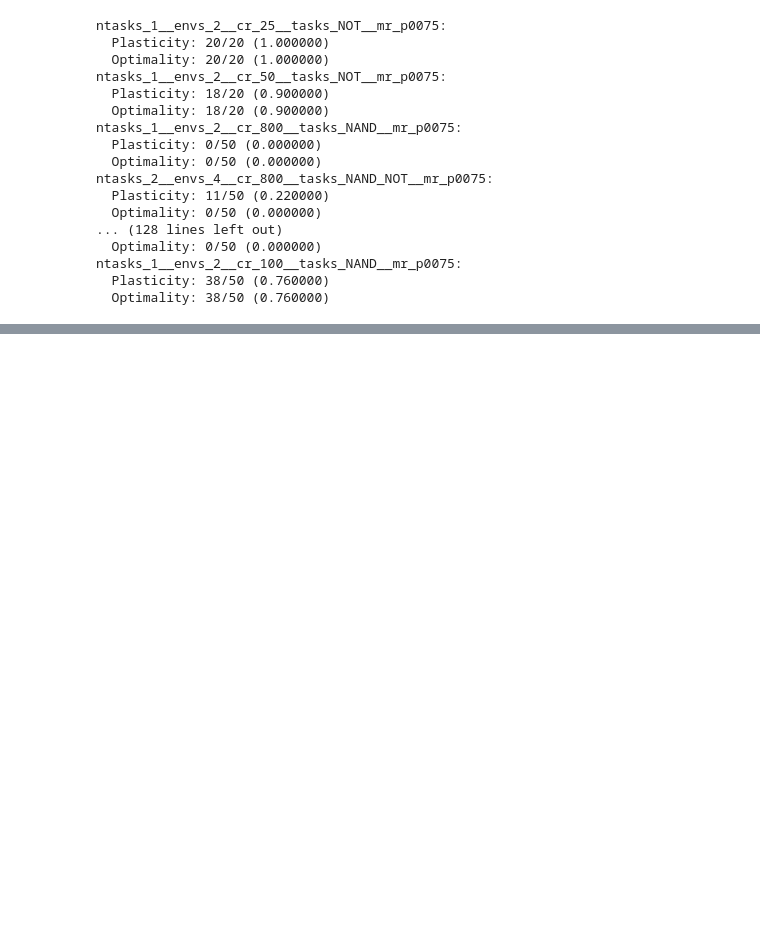
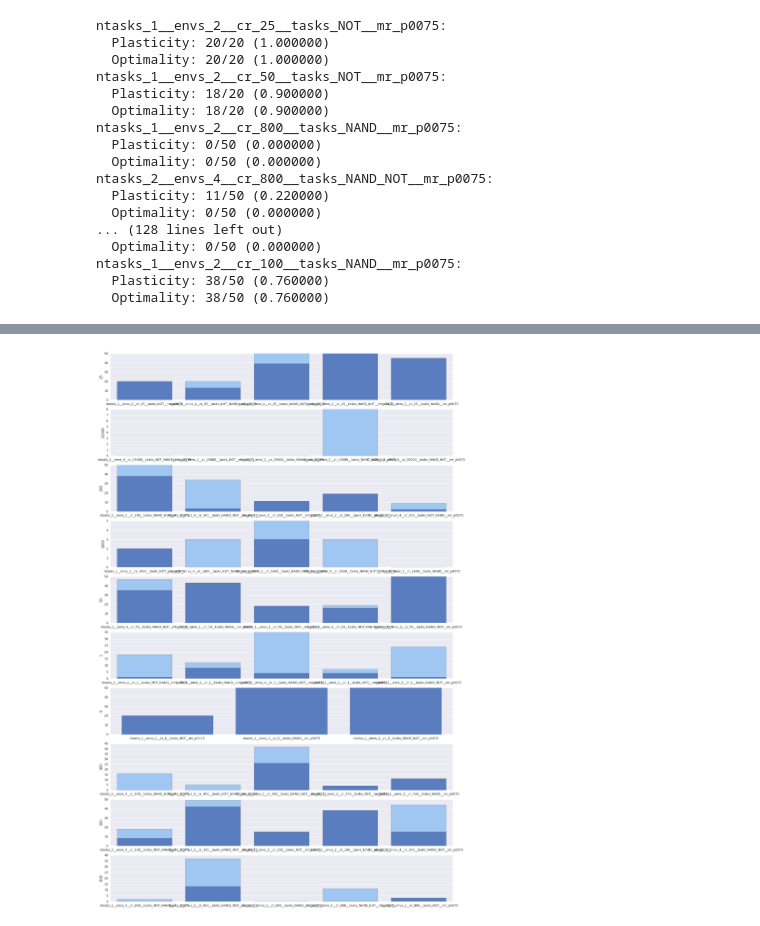
Before and after one commit to amlalejini/origins_of_plasticity_f16, a Jupyter notebook: scripts/jupyter_notebooks/fdom_nb.ipynb, the cells around one changed output, grey strips where cells are left out. Saved outputs shown, nothing was run; the diff lists cells and outputs as text; code cells hidden in the pictures; blank space fills up the shorter version.

```diff
--- a/scripts/jupyter_notebooks/fdom_nb.ipynb
+++ b/scripts/jupyter_notebooks/fdom_nb.ipynb
@@ -86,0 +128,18 @@ ImportError: No module named seaborn
+# %%
+# Make plasticity by change rate bar chart. (skip over constant environments, they are included in all plots)
+fig, axes = plt.subplots(nrows = len(by_change_rate.keys()), ncols = 1, figsize = (20, 32))
+axi = 0
+for cr in by_change_rate:
+    treatments = list(by_change_rate[cr])
+    # TODO: sort environments by complexity
+    x = [treatment for treatment in treatments]
+    y_optimal = [len(df[(df.treatment == treatment) & (df.is_optimal == 1)]) for treatment in treatments]
+    y_plastic = [len(df[(df.treatment == treatment) & (df.is_plastic == 1)]) for treatment in treatments]
+    sns.set_color_codes("pastel")
+    sns.barplot(x, y_plastic, color = "b", ax = axes[axi])
+    sns.set_color_codes("muted")
+    sns.barplot(x, y_optimal, color = "b", ax = axes[axi])
+    axes[axi].set_ylabel(cr)
+    axi += 1
+# %% [output]
+[figure, added]
```
Also changed, not shown: parts of 5 cells of this notebook.
